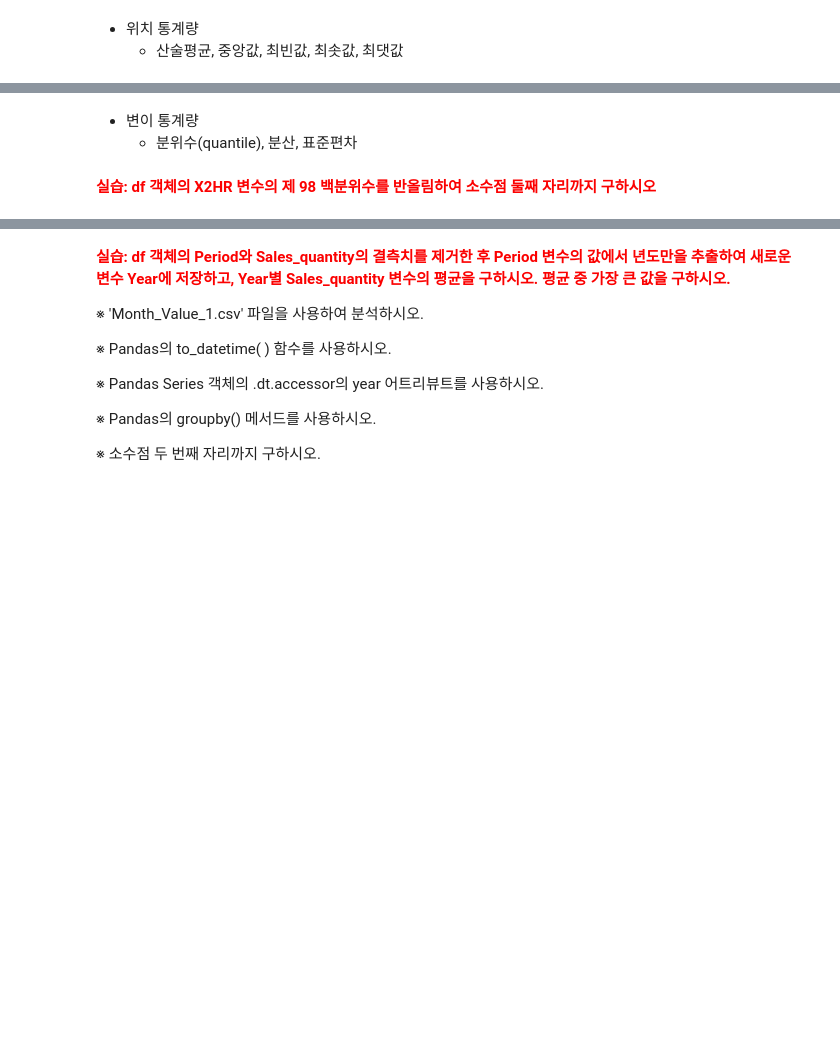
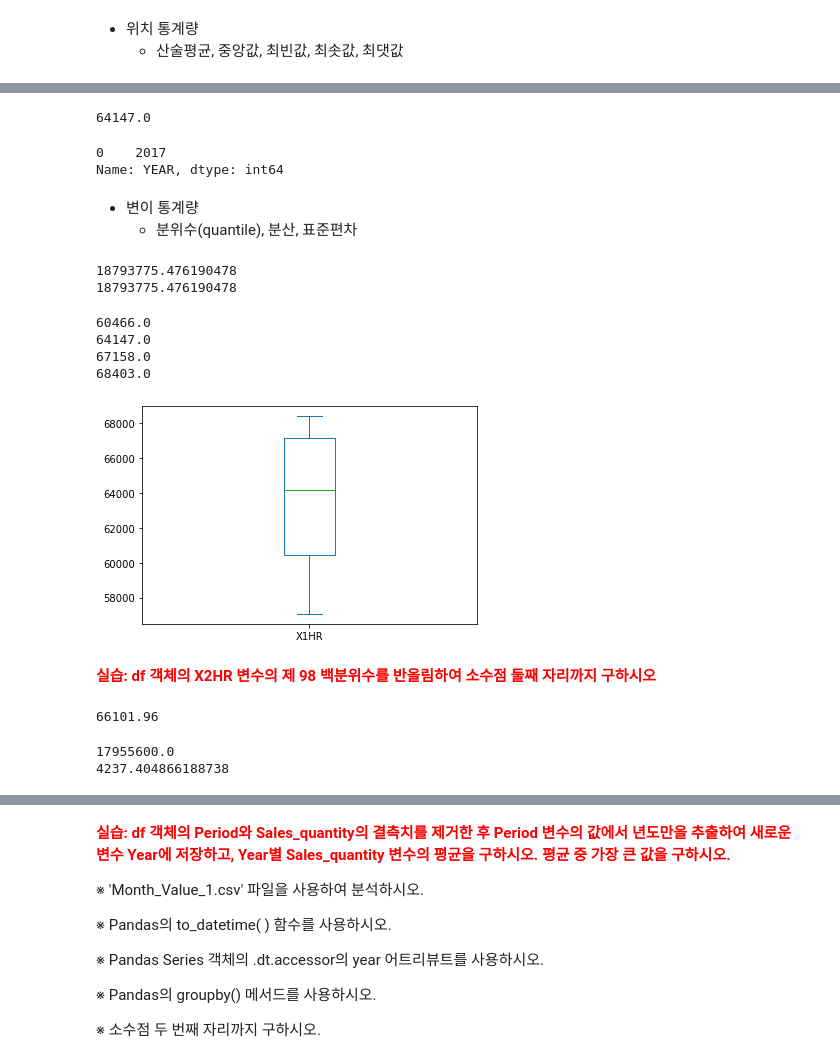
Before and after one commit to hanbinChae/Data-analysis, a Jupyter notebook: YBM 데이터분석 2급/04.데이터 탐색과 이해-실습.ipynb, the cells around one changed output, grey strips where cells are left out. Saved outputs shown, nothing was run; the diff lists cells and outputs as text; code cells hidden in the pictures; blank space fills up the shorter version.

```diff
--- a/YBM 데이터분석 2급/04.데이터 탐색과 이해-실습.ipynb
+++ b/YBM 데이터분석 2급/04.데이터 탐색과 이해-실습.ipynb
@@ -10,5 +10,5 @@ import matplotlib.pyplot as plt
 * 위치 통계량
     - 산술평균, 중앙값, 최빈값, 최솟값, 최댓값
 # %%
-df = pd.read_csv('./elec_load_2017_7d.csv')
+df = pd.read_csv('data/elec_load_2017_7d.csv')
 df
@@ -17,26 +45,59 @@ df.info()
 # %%
 # X1HR 칼럼의 평균, 중앙값, 최솟값, 최댓값
+#df['X1HR'].mean()
+df['X1HR'].median() #중앙값
+#df['X1HR'].min()
+#df['X1HR'].max()
+# %% [output]
+64147.0
 # %%
-#최빈값(mode)
+#최빈값(mode) (최고빈도수값)
+df['YEAR'].mode()
+# %% [output]
+0    2017
+Name: YEAR, dtype: int64
 # %% [markdown]
 * 변이 통계량
     - 분위수(quantile), 분산, 표준편차
+# %%
+print(df['X1HR'].var()) #분산
+print(df['X1HR'].var()) #표준편차
+# %% [output]
+18793775.476190478
+18793775.476190478
 # %%
 # 제 1 사분위수, 제 2 사분위수, 제 3 사분위수
+print(df['X1HR'].quantile(0.25))
+print(df['X1HR'].quantile(0.5))
+print(df['X1HR'].quantile(0.75))
+print(df['X1HR'].quantile(1))
+# %% [output]
+60466.0
+64147.0
+67158.0
+68403.0
 # %%
 # 상자수염 그래프 그려보기
+df['X1HR'].plot.box()
+plt.show()
+# %% [output]
+[figure, added]
 # %% [markdown]
 <p style="color:#fb0101;"><b>실습: df 객체의 X2HR 변수의 제 98 백분위수를 반올림하여 소수점 둘째 자리까지 구하시오 </b></p>
 # %%
 import pandas as pd
 
-df = pd.read_csv('./elec_load_2017_7d.csv')
+df = pd.read_csv('data/elec_load_2017_7d.csv')
 
-def solution():
-    return 1
-
-solution()
+round(df['X2HR'].quantile(0.98),2)
+# %% [output]
+66101.96
 # %%
 # 분산, 표준편차
+print(df['X2HR'].var())
+print(df['X2HR'].std())
+# %% [output]
+17955600.0
+4237.404866188738
 # %%
 # 전체 통계량 조회 - describe()
```
Also changed, not shown: parts of 9 cells of this notebook, 1 other file.
